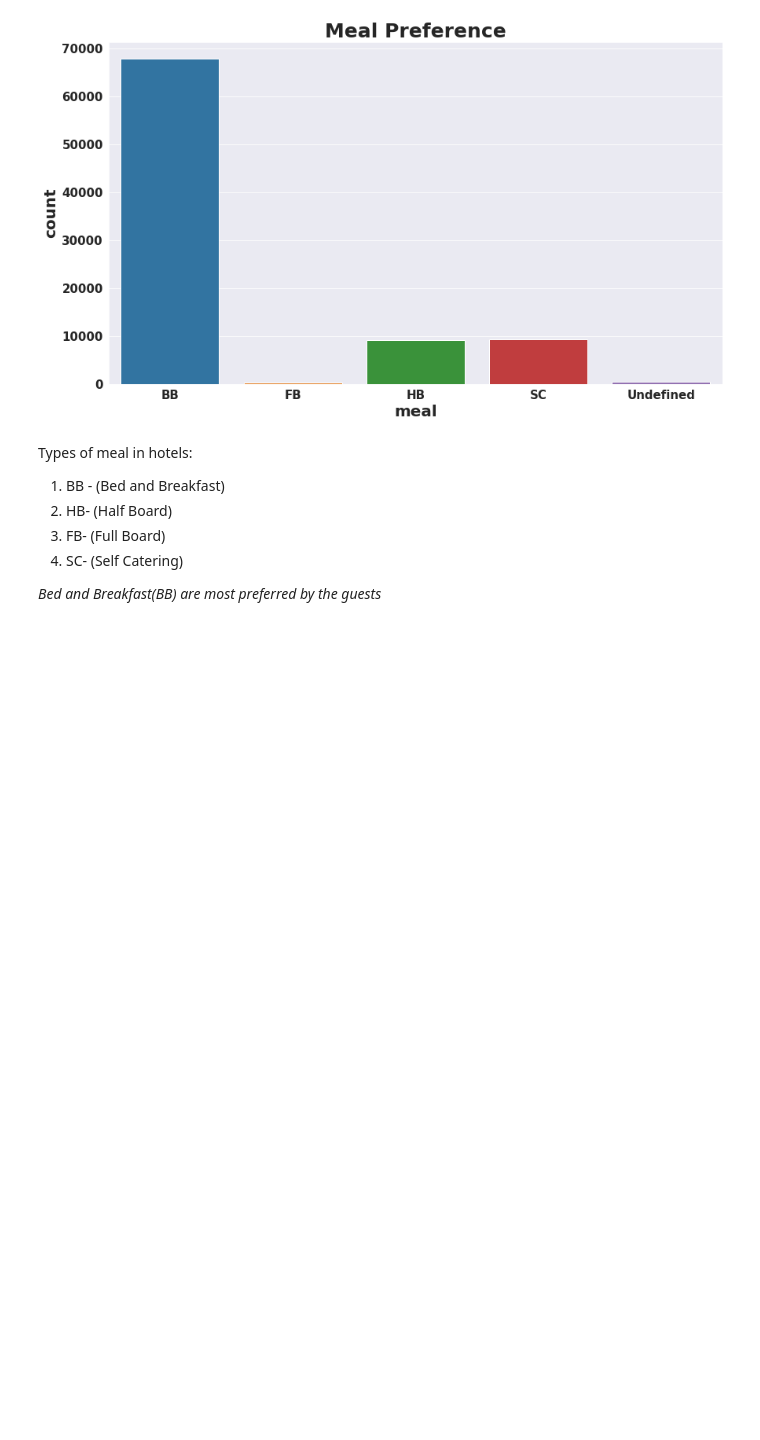
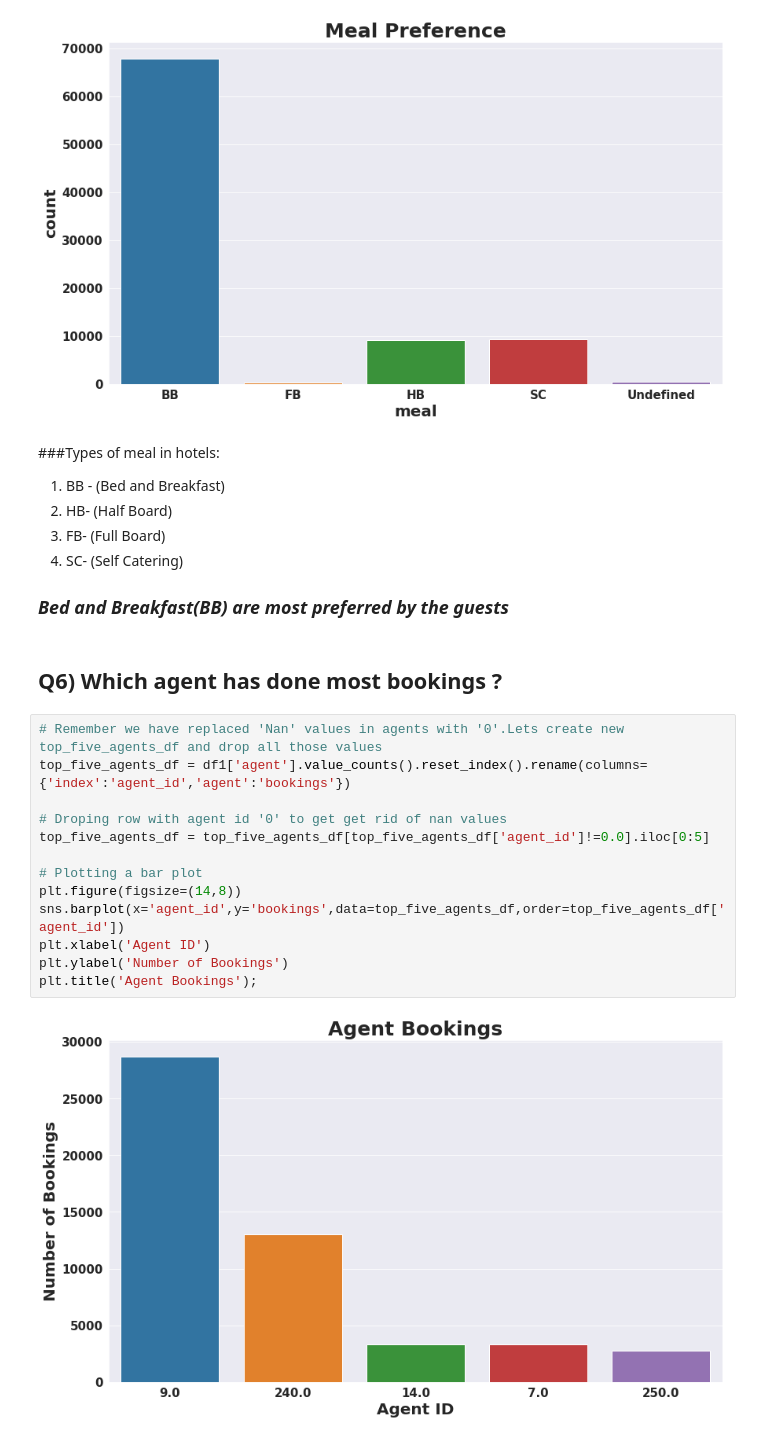
Before and after one commit to 7-sumit/Hotel-Booking-Analysis, a Jupyter notebook: Sumit_Berde_Hotel_Booking_Analysis_Capstone_Project.ipynb, the cells around one changed output. Cells and saved outputs as stored; diff of their text form; blank space fills up the shorter version.

```diff
--- a/Sumit_Berde_Hotel_Booking_Analysis_Capstone_Project.ipynb
+++ b/Sumit_Berde_Hotel_Booking_Analysis_Capstone_Project.ipynb
@@ -404,10 +404,27 @@ plt.title('Meal Preference');
 # %% [output]
 [figure]
 # %% [markdown]
-Types of meal in hotels:
+###Types of meal in hotels:
 1. BB - (Bed and Breakfast)
 2. HB- (Half Board)
 3. FB- (Full Board)
 4. SC- (Self Catering)
 
-*Bed and Breakfast(BB) are most preferred by the guests*
+### *Bed and Breakfast(BB) are most preferred by the guests*
+# %% [markdown]
+## Q6) Which agent has done most bookings ?
+# %%
+# Remember we have replaced 'Nan' values in agents with '0'.Lets create new top_five_agents_df and drop all those values
+top_five_agents_df = df1['agent'].value_counts().reset_index().rename(columns={'index':'agent_id','agent':'bookings'})
+
+# Droping row with agent id '0' to get get rid of nan values
+top_five_agents_df = top_five_agents_df[top_five_agents_df['agent_id']!=0.0].iloc[0:5]
+
+# Plotting a bar plot
+plt.figure(figsize=(14,8))
+sns.barplot(x='agent_id',y='bookings',data=top_five_agents_df,order=top_five_agents_df['agent_id'])
+plt.xlabel('Agent ID')
+plt.ylabel('Number of Bookings')
+plt.title('Agent Bookings');
+# %% [output]
+[figure, added]
```
Also changed, not shown: parts of 20 cells of this notebook.
